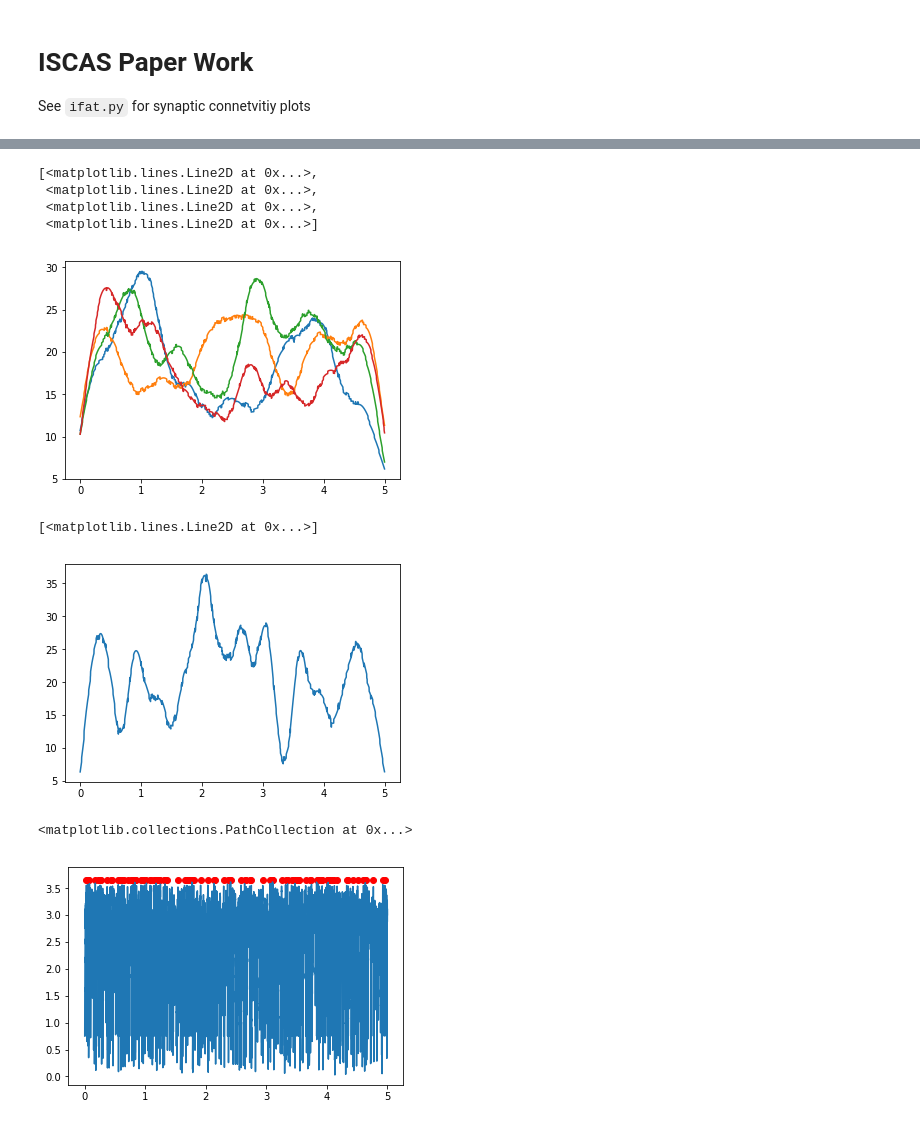
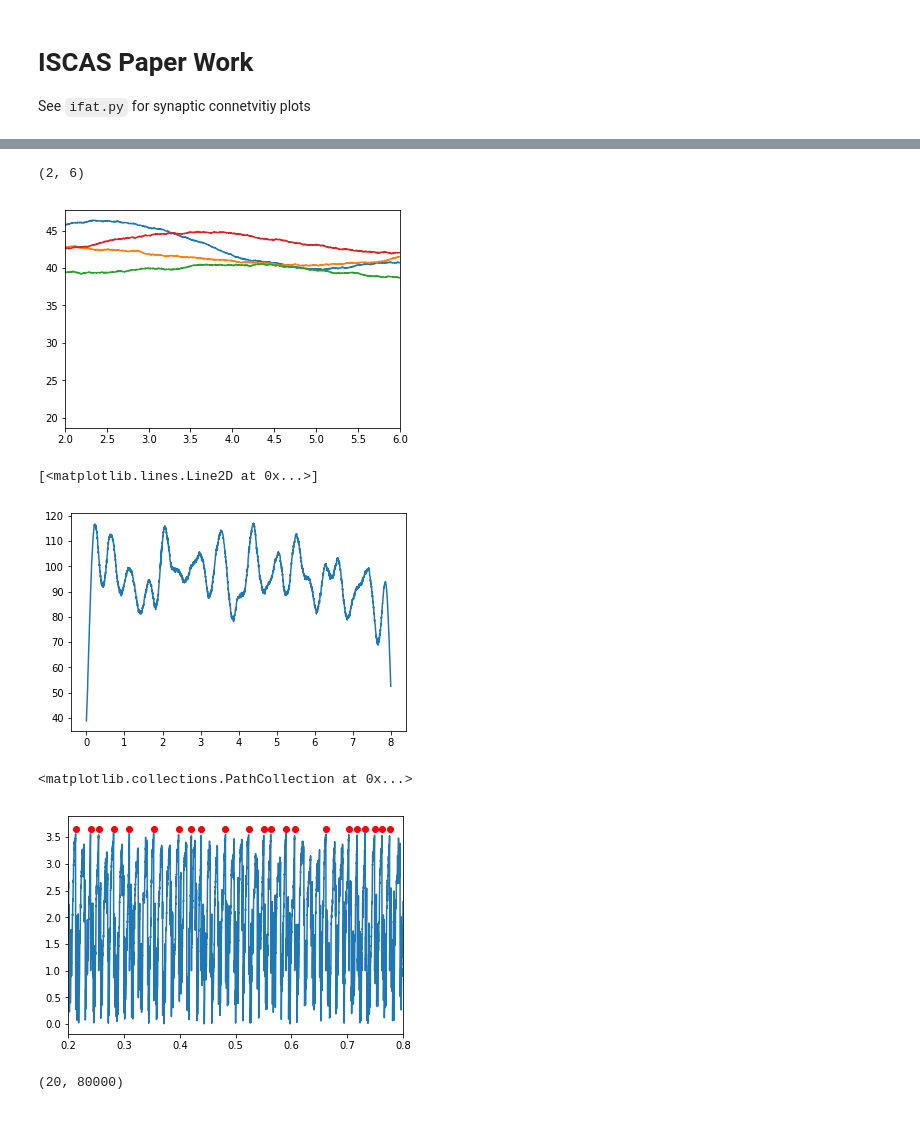
Before and after one commit to acellon/ifat-py, a Jupyter notebook: iscas-ifat.ipynb, the cells around one changed output, grey strips where cells are left out. Cells and saved outputs as stored; diff of their text form; code cells hidden in the pictures.

```diff
--- a/iscas-ifat.ipynb
+++ b/iscas-ifat.ipynb
@@ -97,7 +97,7 @@ par_ctrl = float(PARASITICS)
 par_leak_time = 12.5 * ms
 # %%
 # Model parameters
-Vm_r = 0.75 * volt
+Vm_r = 1 * volt
 flm  = 0 * kHz
 Csm  = W_vals[0]
 
@@ -176,24 +254,26 @@ plot(e_spmon.t/second, e_spmon.i,'.'); xlim([0,0.51])
 # %%
-rateWidth = 200 * ms
-plot(erate0.t/second,   erate0.smooth_rate(width=rateWidth),
-     erate1.t/second,   erate1.smooth_rate(width=rateWidth),
-     erate10.t/second, erate10.smooth_rate(width=rateWidth),
-     erate20.t/second, erate20.smooth_rate(width=rateWidth))#,
-    # irate.t/second,     irate.smooth_rate(width=rateWidth))#
+rateWidth = 1000 * ms
+plot(erate0.t/second,   erate0.smooth_rate(width=rateWidth)/Hz,
+     erate1.t/second,   erate1.smooth_rate(width=rateWidth)/Hz,
+     erate10.t/second, erate10.smooth_rate(width=rateWidth)/Hz,
+     erate20.t/second, erate20.smooth_rate(width=rateWidth)/Hz)
+xlim([2,6])
 # %% [output]
-[<matplotlib.lines.Line2D at 0x...>,
- <matplotlib.lines.Line2D at 0x...>,
- <matplotlib.lines.Line2D at 0x...>,
- <matplotlib.lines.Line2D at 0x...>]
+(2, 6)
-[figure, old version]
+[figure, new version]
 # %%
 plot(irate.t/second,irate.smooth_rate(width=100*ms))
 # %% [output]
 [<matplotlib.lines.Line2D at 0x...>]
-[figure, old version]
+[figure, new version]
 # %%
-plot(e_vmon.t, e_vmon.Vm[0]); #xlim([0.2,0.8])
-scatter(e_spmon.t[e_spmon.i==0],3.65*ones(len(e_spmon.t[e_spmon.i==0])),color='r')
+idx = 34
+plot(e_vmon.t, e_vmon.Vm[idx]); xlim([0.2,0.8])
+scatter(e_spmon.t[e_spmon.i==idx],3.65*ones(len(e_spmon.t[e_spmon.i==idx])),color='r')
 # %% [output]
 <matplotlib.collections.PathCollection at 0x...>
-[figure, old version]
+[figure, new version]
+# %%
+shape(eRates0)
+# %% [output]
+(20, 80000)
```
Also changed, not shown: parts of 14 cells of this notebook, 1 other file.
